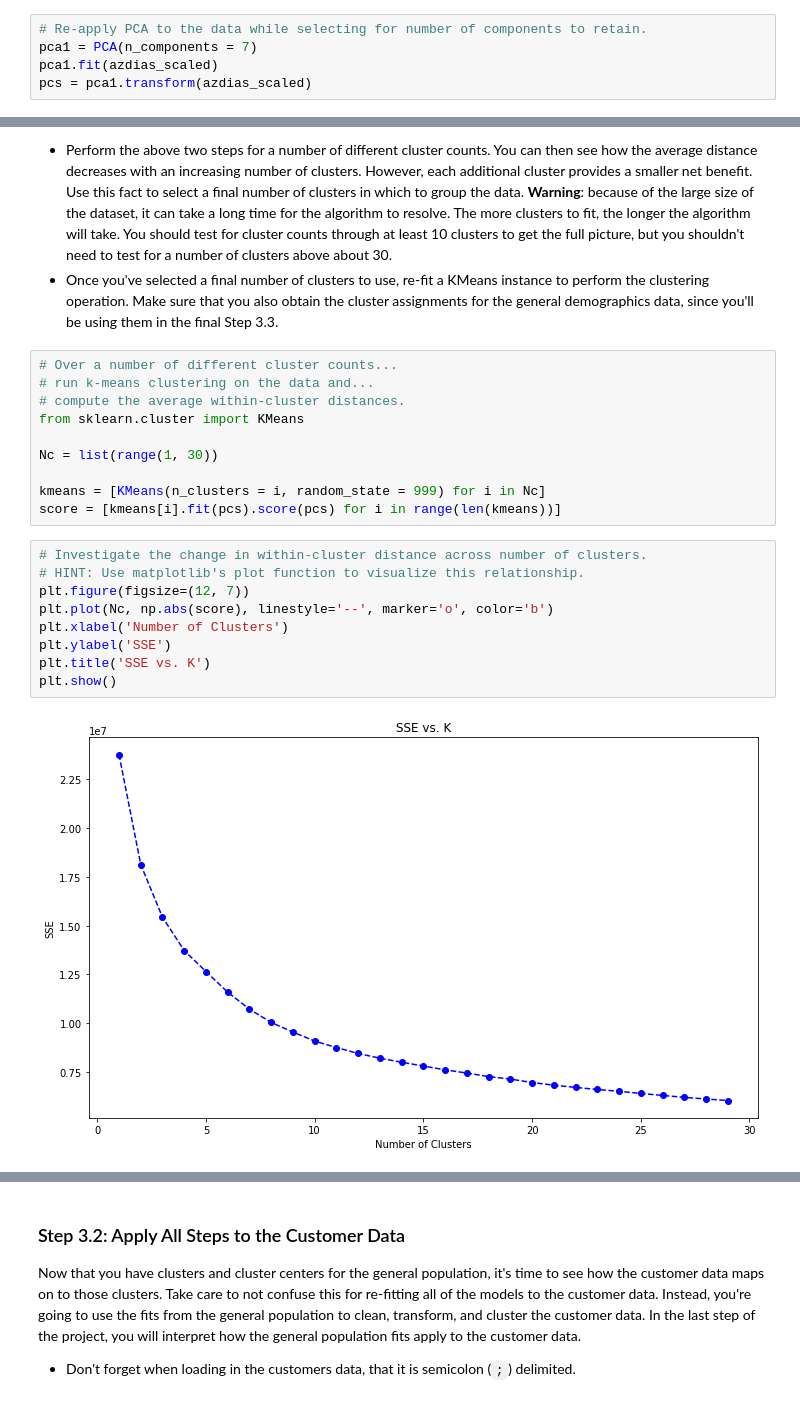
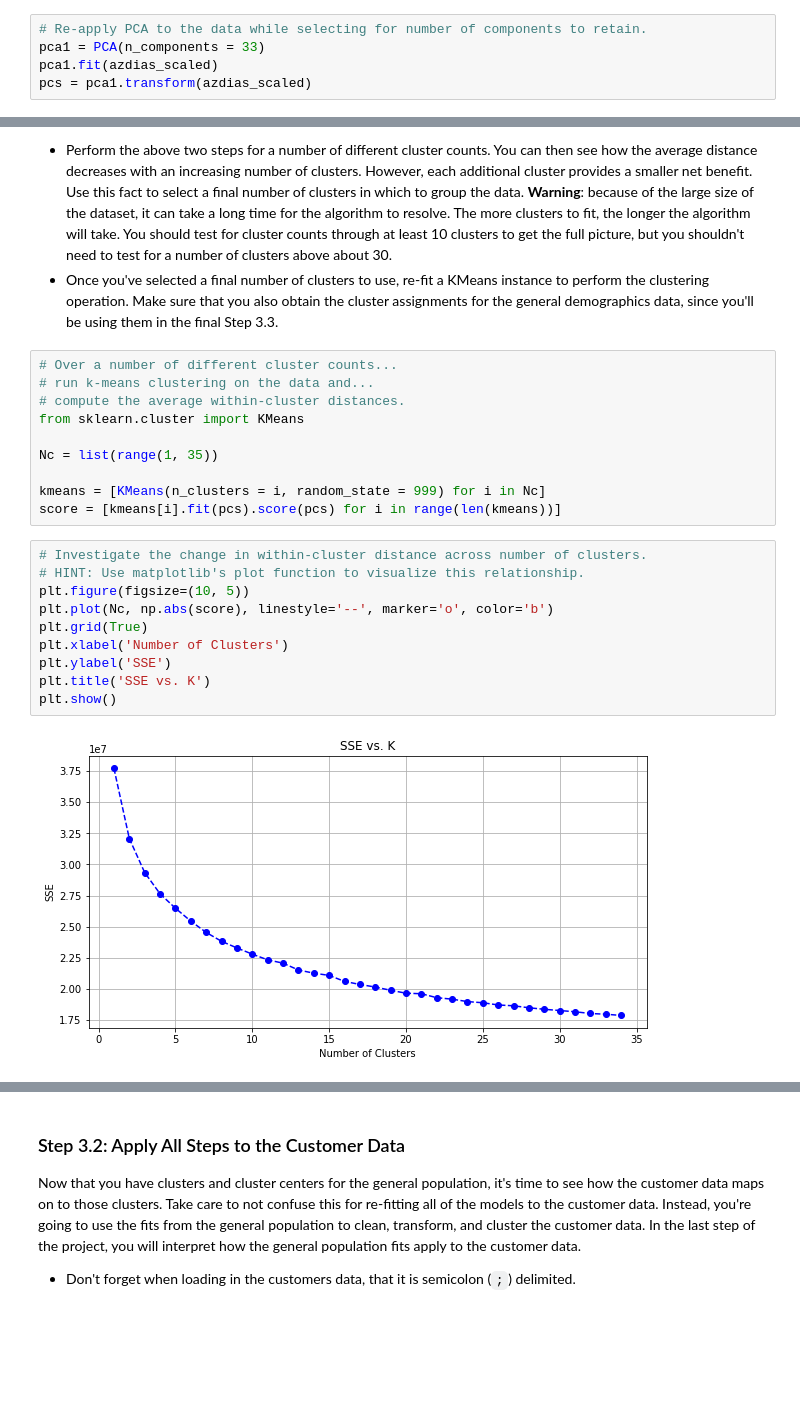
Before and after one commit to soniamehtaml/Udacity-Data-Scientist-Nanodegree, a Jupyter notebook: projects/p3-IdentifyCustomerSegments/Identify_Customer_Segments.ipynb, the cells around one changed output, grey strips where cells are left out. Saved outputs shown, nothing was run; the diff lists cells and outputs as text; blank space fills up the shorter version.

```diff
--- a/projects/p3-IdentifyCustomerSegments/Identify_Customer_Segments.ipynb
+++ b/projects/p3-IdentifyCustomerSegments/Identify_Customer_Segments.ipynb
@@ -588,6 +593,6 @@ array([0.18044844, 0.31308693, 0.40536919, 0.46284404, 0.50454359,
 # %%
 # Re-apply PCA to the data while selecting for number of components to retain.
-pca1 = PCA(n_components = 7)
+pca1 = PCA(n_components = 33)
 pca1.fit(azdias_scaled)
 pcs = pca1.transform(azdias_scaled)
 # %% [markdown]
@@ -701,18 +706,19 @@ You've assessed and cleaned the demographics data, then scaled and transformed t
 # compute the average within-cluster distances.
 from sklearn.cluster import KMeans
 
-Nc = list(range(1, 30))
+Nc = list(range(1, 35))
 
 kmeans = [KMeans(n_clusters = i, random_state = 999) for i in Nc]
 score = [kmeans[i].fit(pcs).score(pcs) for i in range(len(kmeans))]
 # %%
 # Investigate the change in within-cluster distance across number of clusters.
 # HINT: Use matplotlib's plot function to visualize this relationship.
-plt.figure(figsize=(12, 7))
+plt.figure(figsize=(10, 5))
 plt.plot(Nc, np.abs(score), linestyle='--', marker='o', color='b')
+plt.grid(True)
 plt.xlabel('Number of Clusters')
 plt.ylabel('SSE')
 plt.title('SSE vs. K')
 plt.show()
 # %% [output]
-[figure, old version]
+[figure, new version]
```
Also changed, not shown: parts of 14 cells of this notebook, 3 other files.
